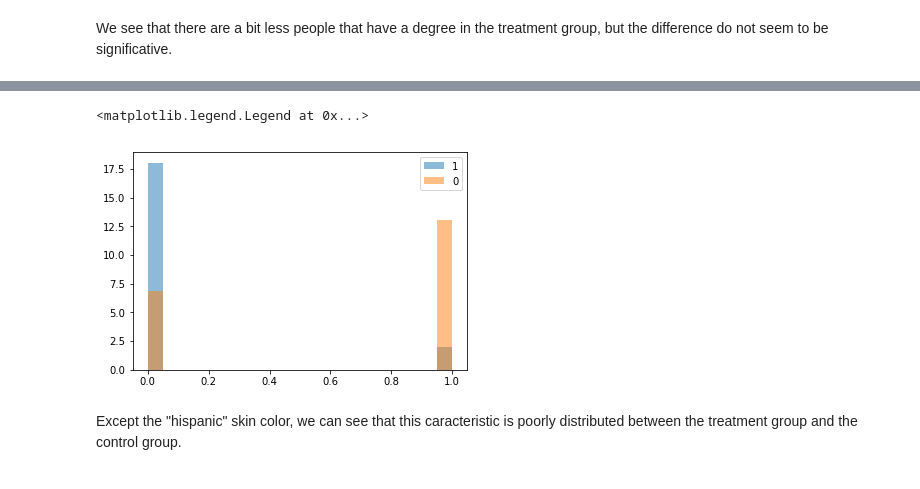
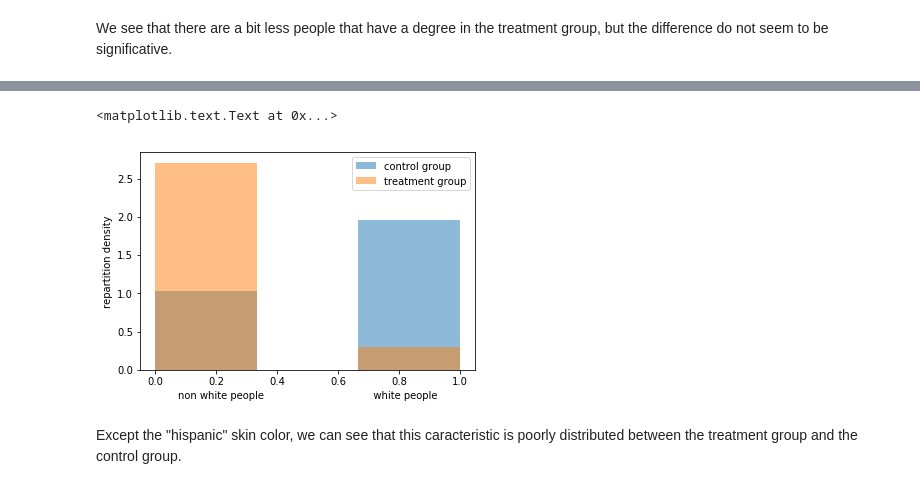
Before and after one commit to adrienruault/ada_molmaru, a Jupyter notebook: Homework04/Part1.ipynb, the cells around one changed output, grey strips where cells are left out. Saved outputs shown, nothing was run; the diff lists cells and outputs as text; code cells hidden in the pictures.

```diff
--- a/Homework04/Part1.ipynb
+++ b/Homework04/Part1.ipynb
@@ -137,10 +155,12 @@ plt.legend(['1','0'])
 # %%
-plt.hist(df_treat_1['white'], bins = 20, alpha = 0.5,normed=True)
-plt.hist(df_treat_0['white'], bins = 20, alpha = 0.5,normed=True)
-plt.legend(['1','0'])
+plt.hist(df_treat_0['white'], bins = 3, alpha = 0.5,normed=True)
+plt.hist(df_treat_1['white'], bins = 3, alpha = 0.5,normed=True)
+plt.legend(['control group','treatment group'])
+plt.xlabel('non white people                                   white people')
+plt.ylabel('repartition density')
 # %% [output]
-<matplotlib.legend.Legend at 0x...>
+<matplotlib.text.Text at 0x...>
-[figure, old version]
+[figure, new version]
 # %% [markdown]
 Except the "hispanic" skin color, we can see that this caracteristic is poorly distributed between the treatment group and the control group.
 # %% [markdown]
```
Also changed, not shown: parts of 25 cells of this notebook.
